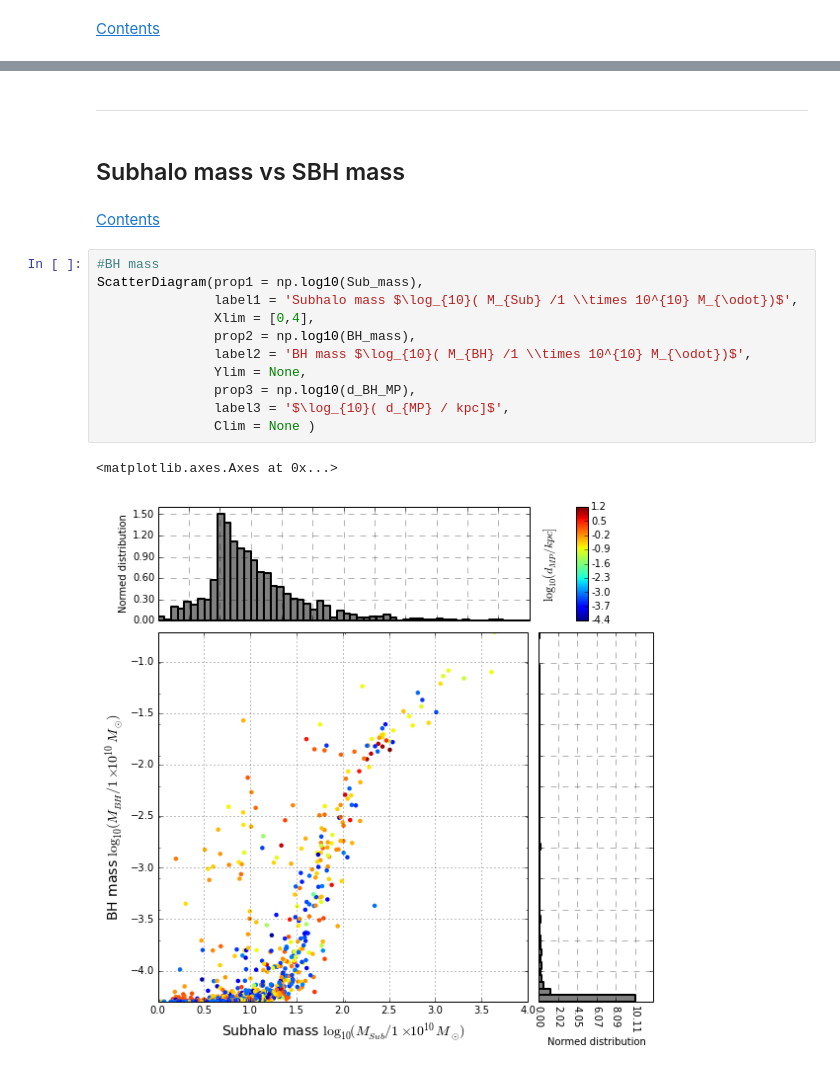
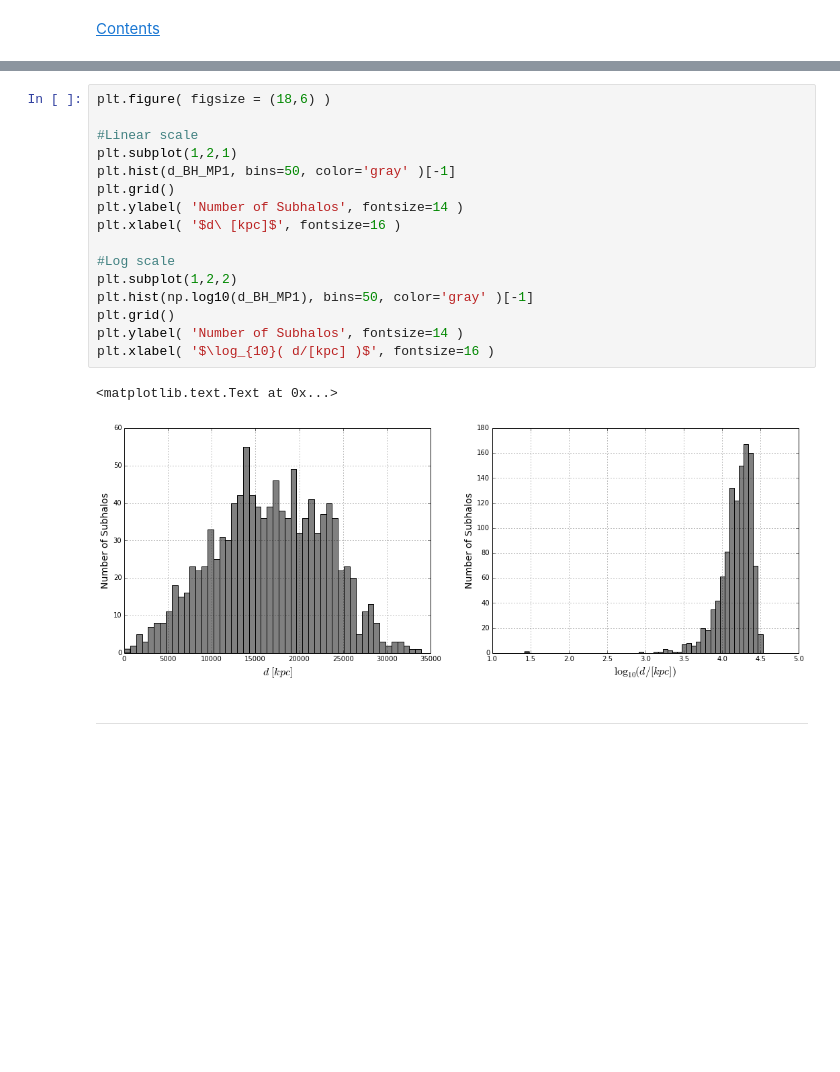
Before and after one commit to sbustamante/CosmologicalBlackHoles, a Jupyter notebook: Codes/BH_stats.ipynb, the cells around one changed output, grey strips where cells are left out. Saved outputs shown, nothing was run; the diff lists cells and outputs as text; blank space fills up the shorter version.

```diff
--- a/Codes/BH_stats.ipynb
+++ b/Codes/BH_stats.ipynb
@@ -236,20 +142,21 @@ plt.xlabel( '$\log_{10}( d/[kpc] )$', fontsize=16 )
+# %%
+plt.figure( figsize = (18,6) )
+
+#Linear scale
+plt.subplot(1,2,1)
+plt.hist(d_BH_MP1, bins=50, color='gray' )[-1]
+plt.grid()
+plt.ylabel( 'Number of Subhalos', fontsize=14 )
+plt.xlabel( '$d\ [kpc]$', fontsize=16 )
+
+#Log scale
+plt.subplot(1,2,2)
+plt.hist(np.log10(d_BH_MP1), bins=50, color='gray' )[-1]
+plt.grid()
+plt.ylabel( 'Number of Subhalos', fontsize=14 )
+plt.xlabel( '$\log_{10}( d/[kpc] )$', fontsize=16 )
+# %% [output]
+<matplotlib.text.Text at 0x...>
+[figure, added]
 # %% [markdown]
 - - -
-# %% [markdown]
-## Subhalo mass vs SBH mass
-# %% [markdown]
-[Contents](#Contents)
-# %%
-#BH mass
-ScatterDiagram(prop1 = np.log10(Sub_mass),
-               label1 = 'Subhalo mass $\log_{10}( M_{Sub} /1 \\times 10^{10} M_{\odot})$',
-               Xlim = [0,4],
-               prop2 = np.log10(BH_mass),
-               label2 = 'BH mass $\log_{10}( M_{BH} /1 \\times 10^{10} M_{\odot})$',
-               Ylim = None,
-               prop3 = np.log10(d_BH_MP),
-               label3 = '$\log_{10}( d_{MP} / kpc]$',
-               Clim = None )
-# %% [output]
-<matplotlib.axes.Axes at 0x...>
-[figure, removed]
```
Also changed, not shown: parts of 20 cells of this notebook, 2 other files.
